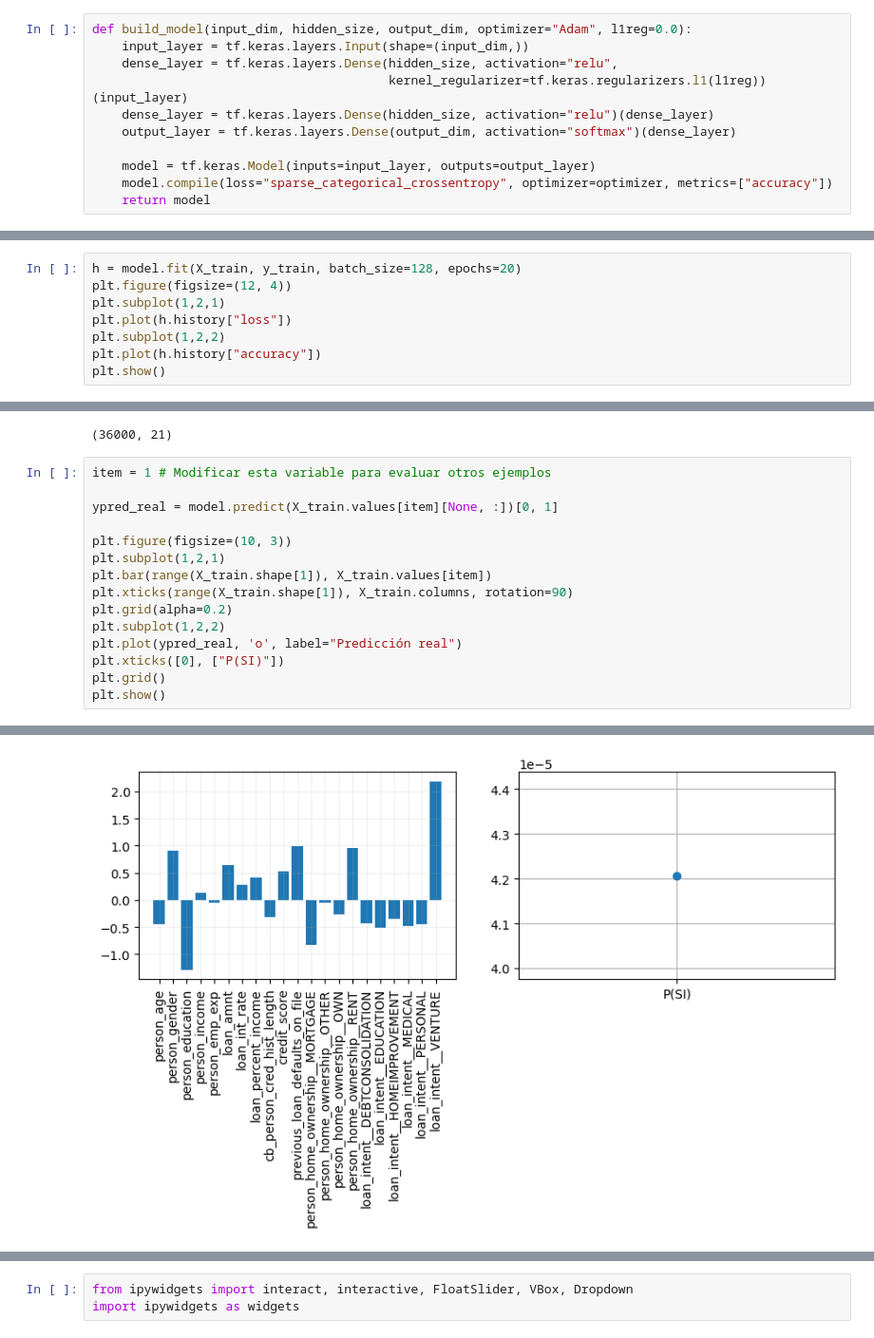
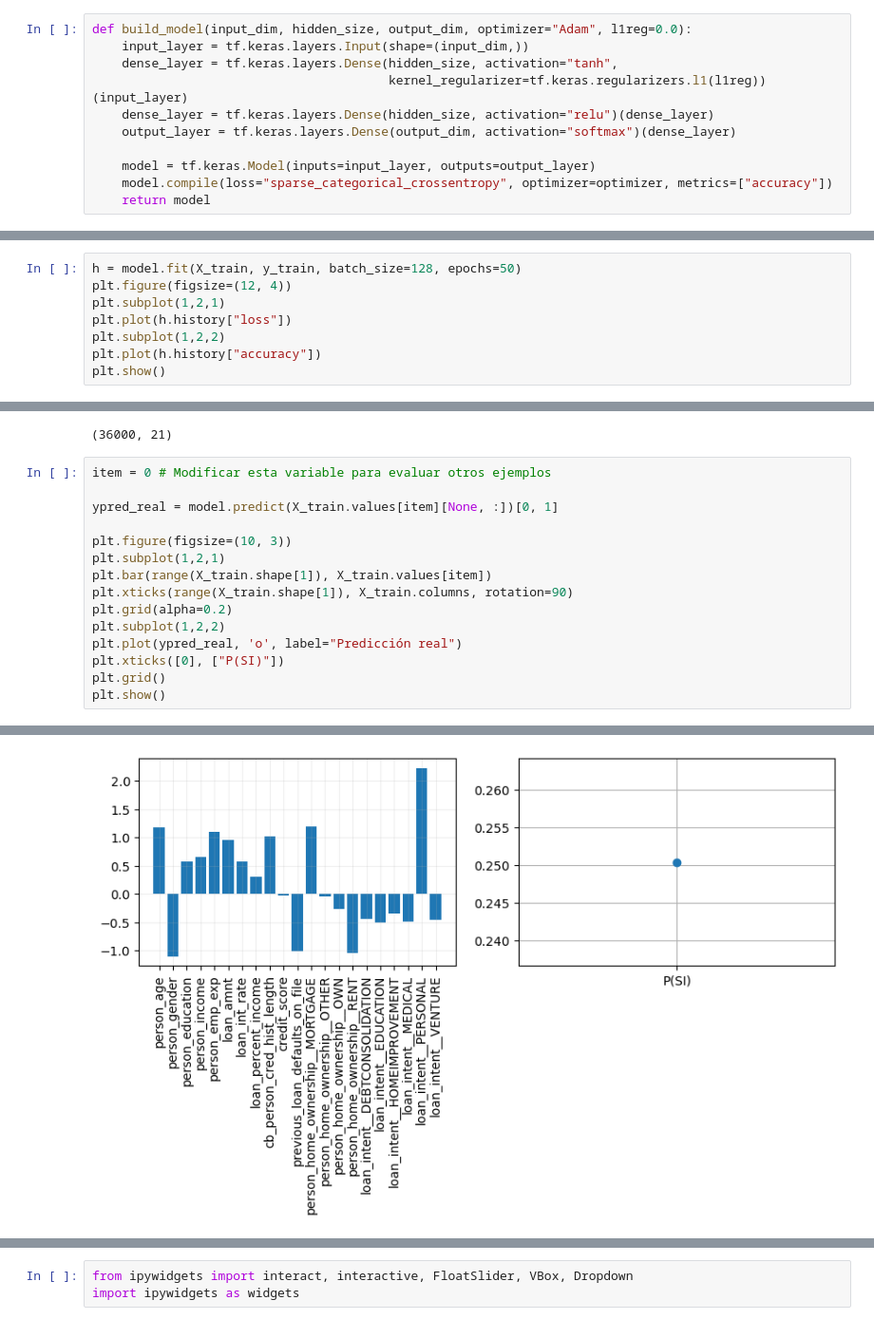
Before and after one commit to christianolivamoya/MIAX13-REDES, a Jupyter notebook: notebooks/99_1_explicabilidad_redes_neuronales.ipynb, the cells around one changed output, grey strips where cells are left out. Shown at 95% size. Drawn from its saved outputs; the diff is of its cells as text.

```diff
--- a/notebooks/99_1_explicabilidad_redes_neuronales.ipynb
+++ b/notebooks/99_1_explicabilidad_redes_neuronales.ipynb
@@ -383,7 +410,7 @@ sns.heatmap(pd.concat((X_train, y_train), axis=1).corr(), vmin=-1, vmax=1, cmap=
 # %%
 def build_model(input_dim, hidden_size, output_dim, optimizer="Adam", l1reg=0.0):
     input_layer = tf.keras.layers.Input(shape=(input_dim,))
-    dense_layer = tf.keras.layers.Dense(hidden_size, activation="relu",
+    dense_layer = tf.keras.layers.Dense(hidden_size, activation="tanh",
                                         kernel_regularizer=tf.keras.regularizers.l1(l1reg))(input_layer)
     dense_layer = tf.keras.layers.Dense(hidden_size, activation="relu")(dense_layer)
     output_layer = tf.keras.layers.Dense(output_dim, activation="softmax")(dense_layer)
@@ -422,7 +449,7 @@ Trainable params: 902 (3.52 KB)
 Non-trainable params: 0 (0.00 Byte)
 _________________________________________________________________
 # %%
-h = model.fit(X_train, y_train, batch_size=128, epochs=20)
+h = model.fit(X_train, y_train, batch_size=128, epochs=50)
 plt.figure(figsize=(12, 4))
 plt.subplot(1,2,1)
 plt.plot(h.history["loss"])
@@ -579,7 +606,7 @@ R.shape
 # %% [output]
 (36000, 21)
 # %%
-item = 1 # Modificar esta variable para evaluar otros ejemplos
+item = 0 # Modificar esta variable para evaluar otros ejemplos
 
 ypred_real = model.predict(X_train.values[item][None, :])[0, 1]
 
@@ -598,4 +625,4 @@ plt.show()
-[figure, old version]
+[figure, new version]
 # %%
 plt.figure(figsize=(10, 3))
 plt.bar(range(X_train.shape[1]), R[item], color="red")
```
Also changed, not shown: parts of 47 cells of this notebook.
